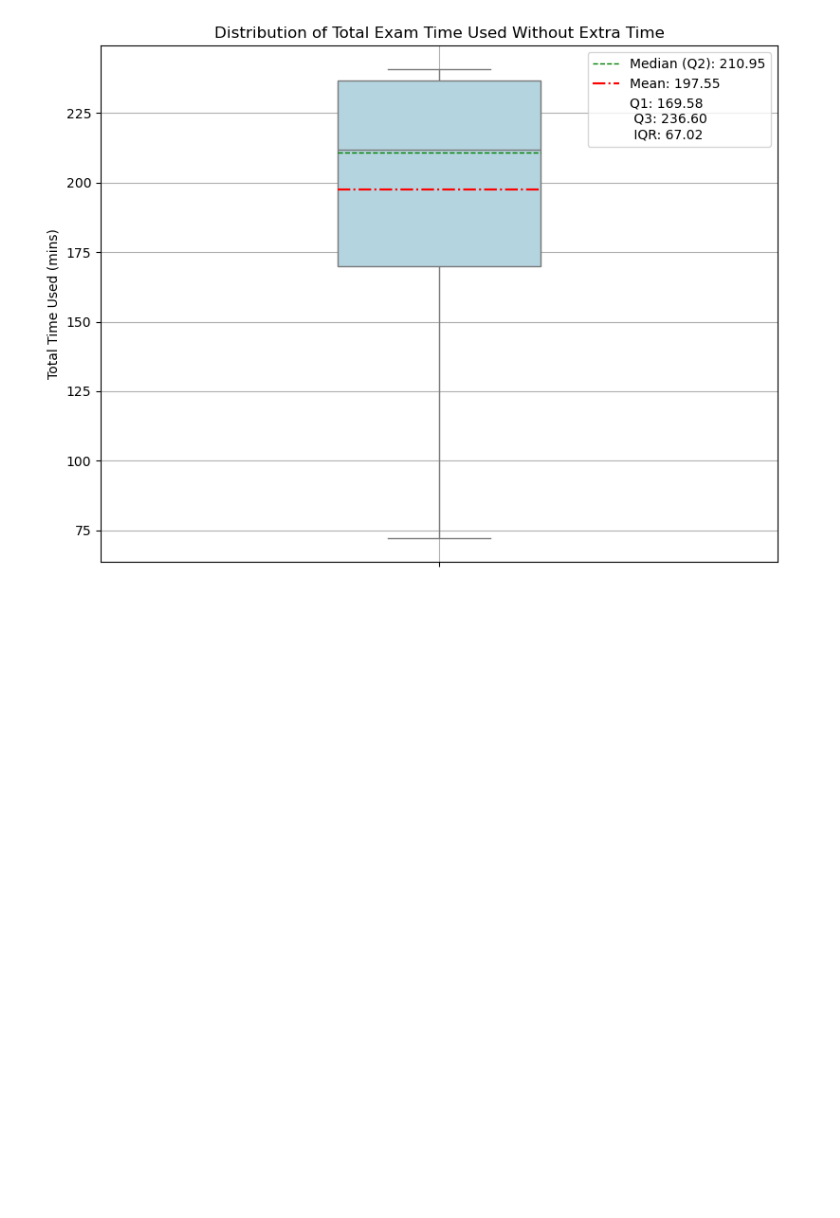
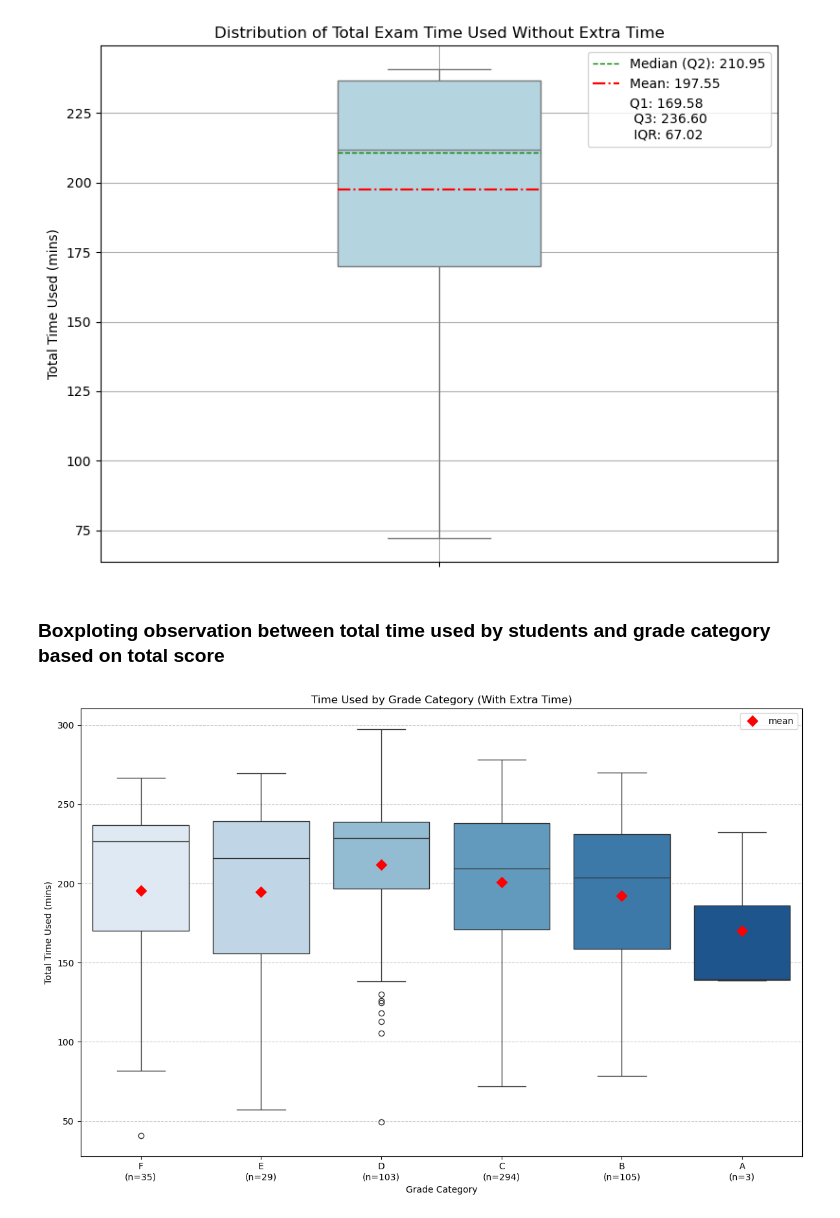
Before and after one commit to tornerosie/Eksamensanalyse, a Jupyter notebook: Exam_Time_Analysis.ipynb, the cells around one changed output. Saved outputs shown, nothing was run; the diff lists cells and outputs as text; code cells hidden in the pictures; blank space fills up the shorter version.

```diff
--- a/Exam_Time_Analysis.ipynb
+++ b/Exam_Time_Analysis.ipynb
@@ -299,3 +430,9 @@ Outliers removed:
 273         17465                               49.25
 411         17639                               40.75
 [figure]
+# %% [markdown]
+### Boxploting observation between total time used by students and grade category based on total score
+# %%
+plot_time_and_grade(df_with_extra_time)
+# %% [output]
+[figure, added]
```
Also changed, not shown: parts of 6 cells of this notebook.
